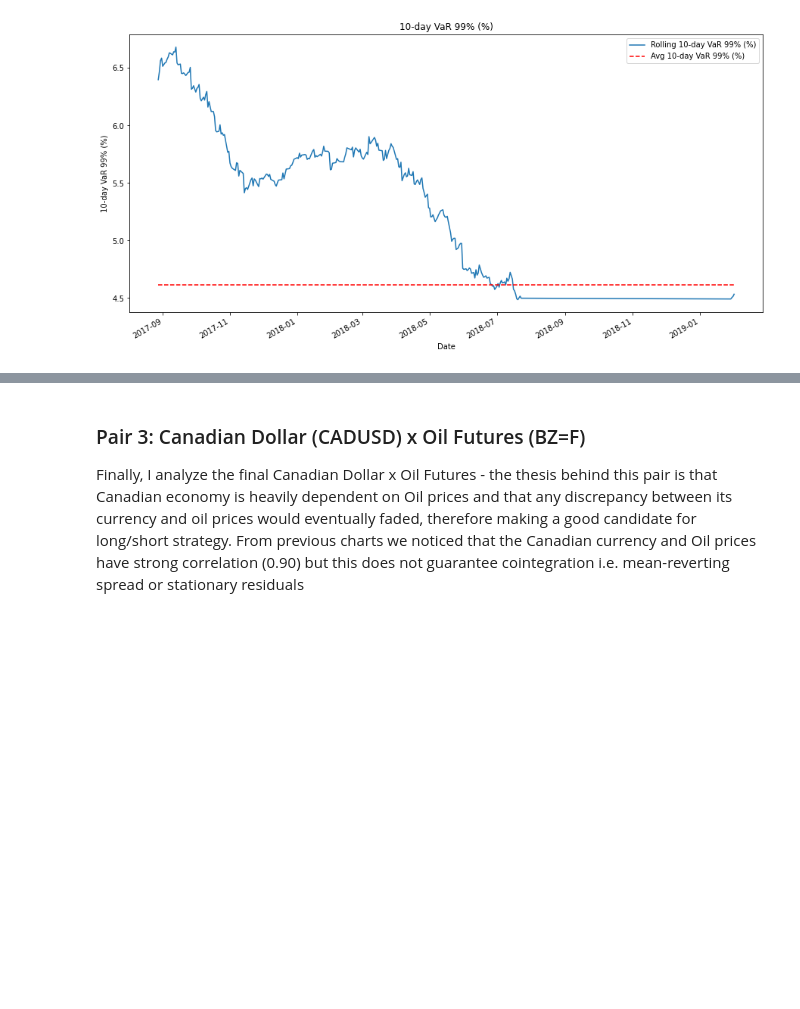
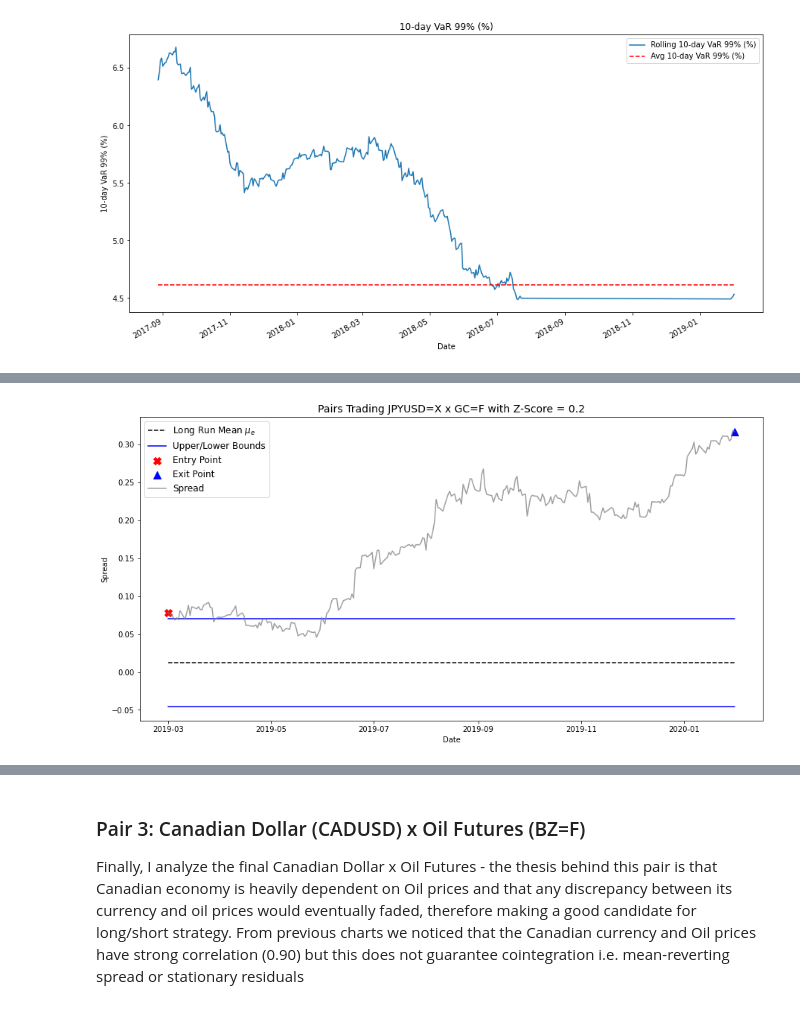
Before and after one commit to alexyspereira/Pairs_Trading, a Jupyter notebook: CQF_PairsTrading.ipynb, the cells around one changed output, grey strips where cells are left out. Cells and saved outputs as stored; diff of their text form; code cells hidden in the pictures; blank space fills up the shorter version.

```diff
--- a/CQF_PairsTrading.ipynb
+++ b/CQF_PairsTrading.ipynb
@@ -591,5 +592,5 @@ eg.compare_adf
 | Reject/Not Reject H0 | Not Reject | Reject | Reject | Not Reject | Not Reject | Reject |
 | Stationary/Non Stationary | Non Stationary | Stationary | Stationary | Non Stationary | Non Stationary | Stationary |
 # %%
-eg.ecm_results_table
+eg.ecm_results_table.style.set_caption("Table 13: Equation 1: Gold = JPYUSD + Const Error Correction Model Results").set_table_styles(styles)
 # %% [output]
@@ -599,6 +601,5 @@ eg.ecm_results_table
 | dX | 0.158 | 0.002 | 0.050 | 3.137 |
 | Residual(-1) | -0.010 | 0.000 | 0.003 | -3.918 |
 # %%
-
-eg.best_ols.table_params_out
+eg.best_ols.table_params_out.style.set_caption("Table 14: JPYUSD and Gold OU Process Fitted Parameters").set_table_styles(styles)
 # %% [output]
@@ -608,5 +610,5 @@ eg.best_ols.table_params_out
 | Constant | 0.279 | 0.000 | 0.016 | 17.247 |
 | JPYUSD=X | 0.966 | 0.000 | 0.016 | 58.865 |
 # %%
-eg.ou_process_summary
+eg.ou_process_summary.style.set_caption("Table 15: JPYUSD and Gold  P&L Results: Jan 1st, 2010 - Dec 31st, 2016").set_table_styles(styles)
 # %% [output]
@@ -722,3 +748,13 @@ figs=valanalyzer.plots()
 [figure]
 [figure]
 [figure]
+# %%
+ptback_test = PairTradingBacktest(test.Date,
+                             test['JPYUSD=X'],
+                             test['GC=F'],
+                             coint_coeffs=coint_params.tolist(),
+                             mue = ou_parameters['mue'],
+                             sigma_eq=ou_parameters['sigma'],
+                             zscores=[0.2],
+                             xy_label = ['JPYUSD=X','GC=F'],
+                             tol=0.25)
@@ -724,0 +790,4 @@ figs=valanalyzer.plots()
+# %%
+fig=ptback_test.plot_strategy(1)
+# %% [output]
+[figure, added]
```
Also changed, not shown: parts of 35 cells of this notebook.
